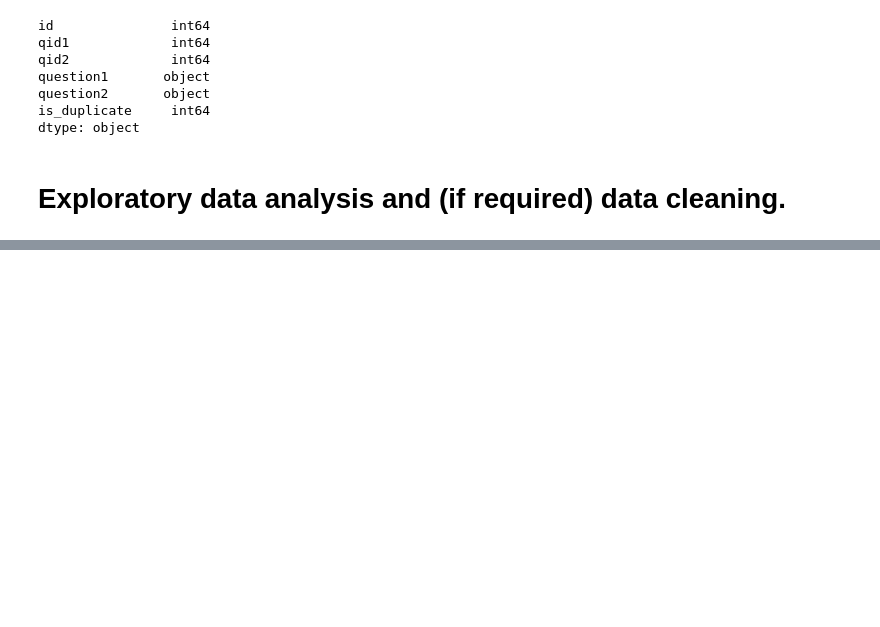
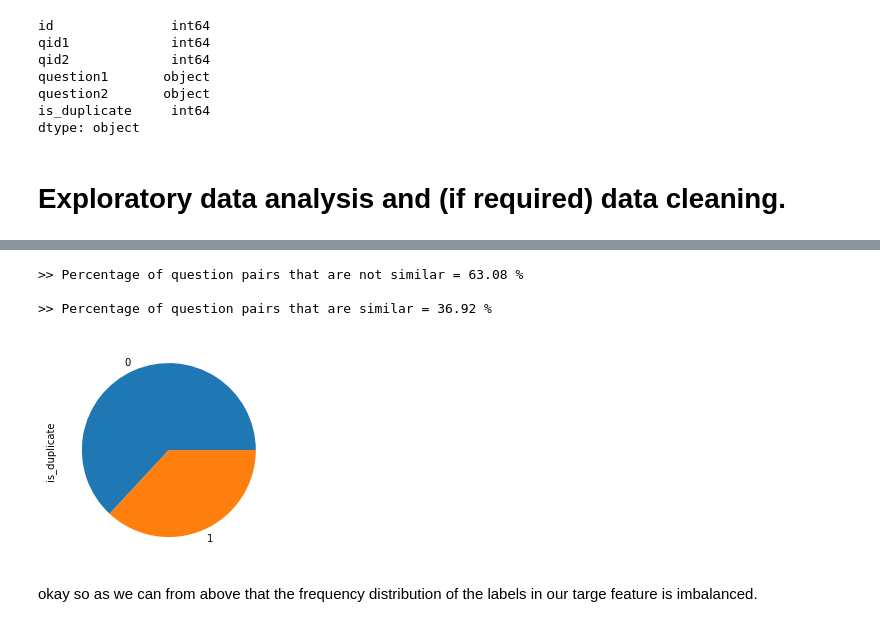
Before and after one commit to Titashmkhrj/Quora-question-pair-similarity-detection, a Jupyter notebook: modelling_questions.ipynb, the cells around one changed output, grey strips where cells are left out. Cells and saved outputs as stored; diff of their text form; code cells hidden in the pictures; blank space fills up the shorter version.

```diff
--- a/modelling_questions.ipynb
+++ b/modelling_questions.ipynb
@@ -80,0 +89,15 @@ dtype: object
+# %%
+# plotting the frequency distribution
+target_freq_dist = train_data['is_duplicate'].value_counts()
+target_freq_dist.plot.pie()
+# printing the data related to it
+print('''>> Percentage of question pairs that are not similar = {} %
+\n>> Percentage of question pairs that are similar = {} %'''.format(round((target_freq_dist[0]/len(train_data))*100,2),
+                                                               round((target_freq_dist[1]/len(train_data))*100, 2)))
+# %% [output]
+>> Percentage of question pairs that are not similar = 63.08 %
+
+>> Percentage of question pairs that are similar = 36.92 %
+[figure, added]
+# %% [markdown]
+okay so as we can from above that the frequency distribution of the labels in our targe feature is imbalanced.
```
Also changed, not shown: parts of 5 cells of this notebook.
